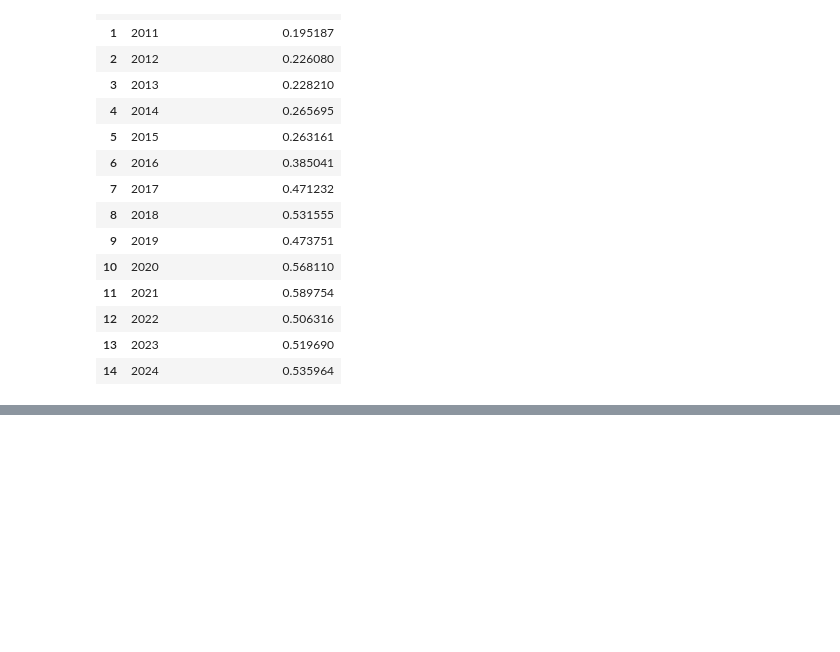
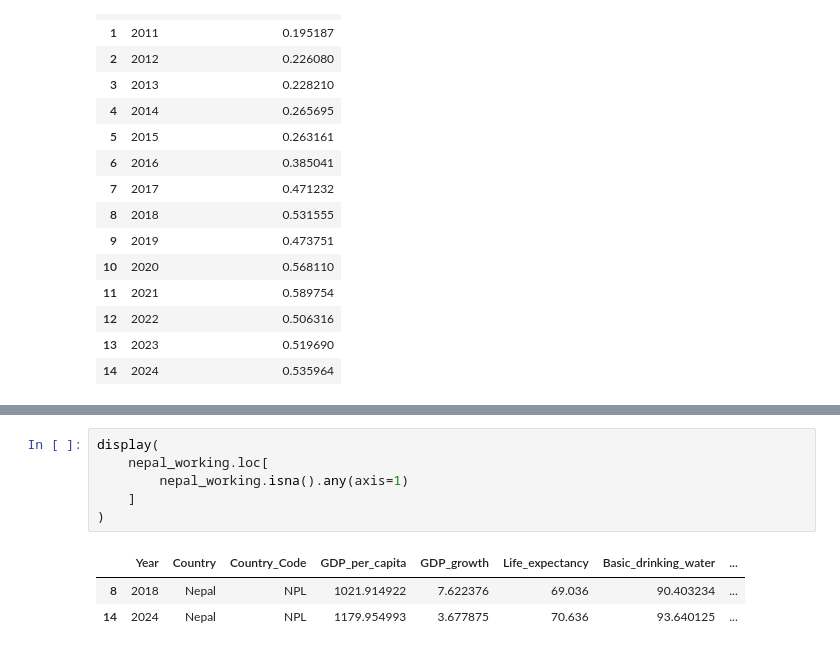
Before and after one commit to rbhdsks/HS-Statistical-Inference-Assignment-2026, a Jupyter notebook: notebooks/01_data_download_and_quality.ipynb, the cells around one changed output, grey strips where cells are left out. Drawn from its saved outputs; the diff is of its cells as text; blank space fills up the shorter version.

```diff
--- a/notebooks/01_data_download_and_quality.ipynb
+++ b/notebooks/01_data_download_and_quality.ipynb
@@ -411,0 +598,10 @@ Available CO2 observations: 15 / 15
+# %%
+display(
+    nepal_working.loc[
+        nepal_working.isna().any(axis=1)
+    ]
+)
+# %% [output]
+|  | Year | Country | Country_Code | GDP_per_capita | GDP_growth | Life_expectancy | Basic_drinking_water | ... |
+| 8 | 2018 | Nepal | NPL | 1021.914922 | 7.622376 | 69.036 | 90.403234 | ... |
+| 14 | 2024 | Nepal | NPL | 1179.954993 | 3.677875 | 70.636 | 93.640125 | ... |
```
Also changed, not shown: parts of 16 cells of this notebook, 16 other files.
